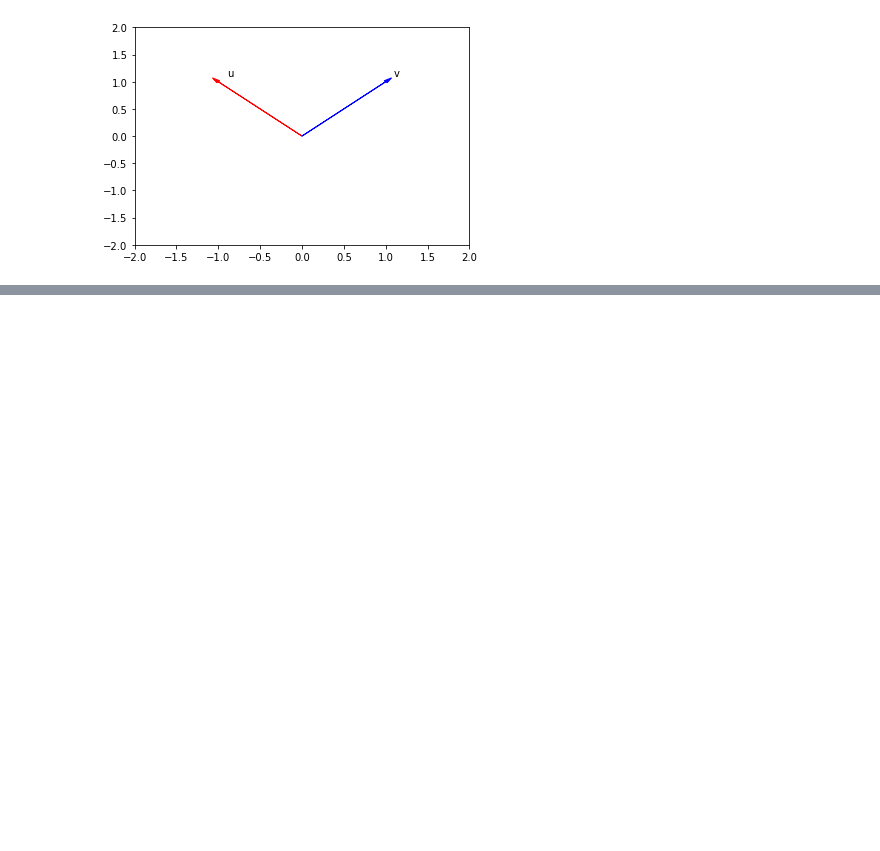
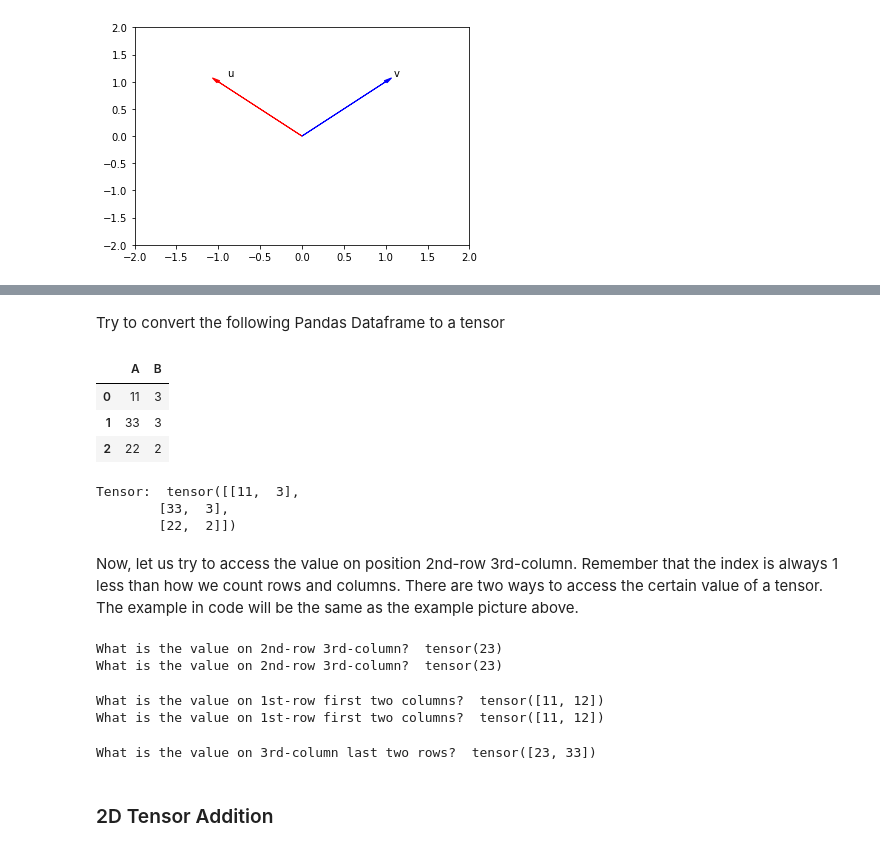
Before and after one commit to shcho11/03.IBM_AIEngPytorch_2023, a Jupyter notebook: Pytorch_basics1_TensorOperations.ipynb, the cells around one changed output, grey strips where cells are left out. Saved outputs shown, nothing was run; the diff lists cells and outputs as text; code cells hidden in the pictures; blank space fills up the shorter version.

```diff
--- a/Pytorch_basics1_TensorOperations.ipynb
+++ b/Pytorch_basics1_TensorOperations.ipynb
@@ -703,0 +791,49 @@ The Result of Dot Product :  0
+# %% [markdown]
+Try to convert the following Pandas Dataframe  to a tensor
+# %%
+# Practice: try to convert Pandas Series to tensor
+
+df1 = pd.DataFrame({'A':[11, 33, 22],'B':[3, 3, 2]})
+display(df1)
+print("\n")
+
+converted_tensor = torch.tensor(df1.values)
+print ("Tensor: ", converted_tensor)
+# %% [output]
+|  | A | B |
+| 0 | 11 | 3 |
+| 1 | 33 | 3 |
+| 2 | 22 | 2 |
+Tensor:  tensor([[11,  3],
+        [33,  3],
+        [22,  2]])
+# %% [markdown]
+Now, let us try to access the value on position 2nd-row 3rd-column. Remember that the index is always 1 less than how we count rows and columns. There are two ways to access the certain value of a tensor. The example in code will be the same as the example picture above.
+# %%
+# Use tensor_obj[row, column] and tensor_obj[row][column] to access certain position
+
+tensor_example = torch.tensor([[11, 12, 13], [21, 22, 23], [31, 32, 33]])
+print("What is the value on 2nd-row 3rd-column? ", tensor_example[1, 2])
+print("What is the value on 2nd-row 3rd-column? ", tensor_example[1][2])
+# %% [output]
+What is the value on 2nd-row 3rd-column?  tensor(23)
+What is the value on 2nd-row 3rd-column?  tensor(23)
+# %%
+# Use tensor_obj[begin_row_number: end_row_number, begin_column_number: end_column number]
+# and tensor_obj[row][begin_column_number: end_column number] to do the slicing
+
+tensor_example = torch.tensor([[11, 12, 13], [21, 22, 23], [31, 32, 33]])
+print("What is the value on 1st-row first two columns? ", tensor_example[0, 0:2])
+print("What is the value on 1st-row first two columns? ", tensor_example[0][0:2])
+# %% [output]
+What is the value on 1st-row first two columns?  tensor([11, 12])
+What is the value on 1st-row first two columns?  tensor([11, 12])
+# %%
+# Use tensor_obj[begin_row_number: end_row_number, begin_column_number: end_column number]
+
+tensor_example = torch.tensor([[11, 12, 13], [21, 22, 23], [31, 32, 33]])
+print("What is the value on 3rd-column last two rows? ", tensor_example[1:3, 2])
+# %% [output]
+What is the value on 3rd-column last two rows?  tensor([23, 33])
+# %% [markdown]
+### 2D Tensor Addition
```
Also changed, not shown: parts of 17 cells of this notebook.
